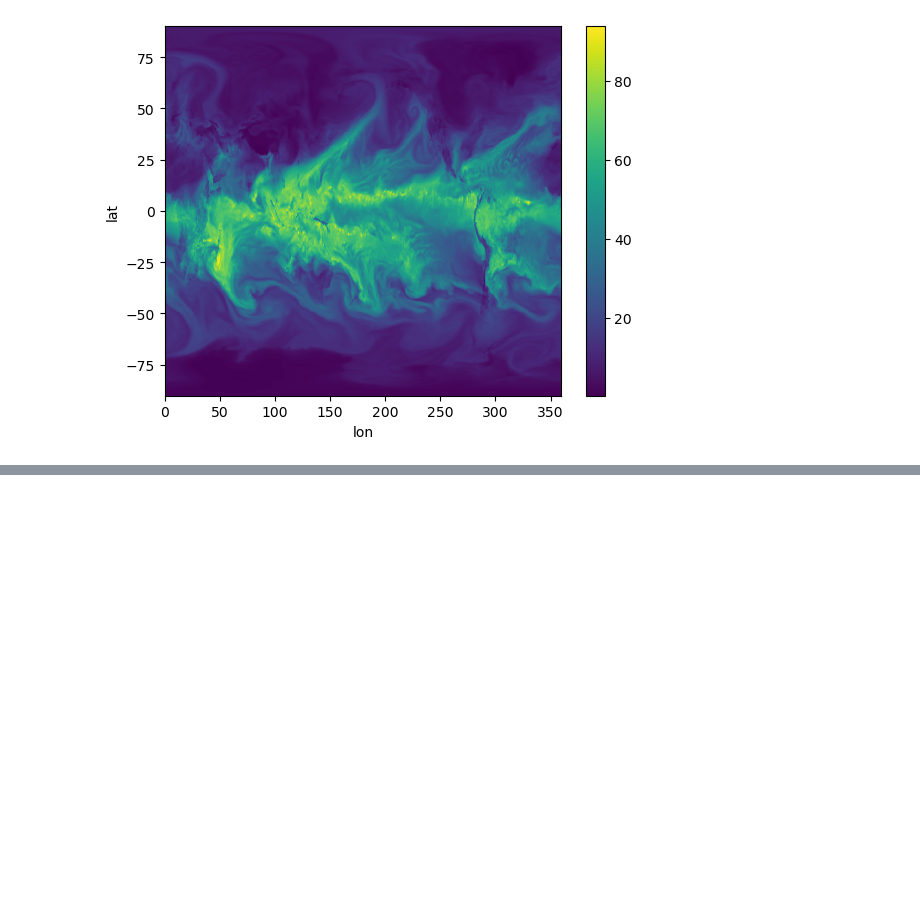
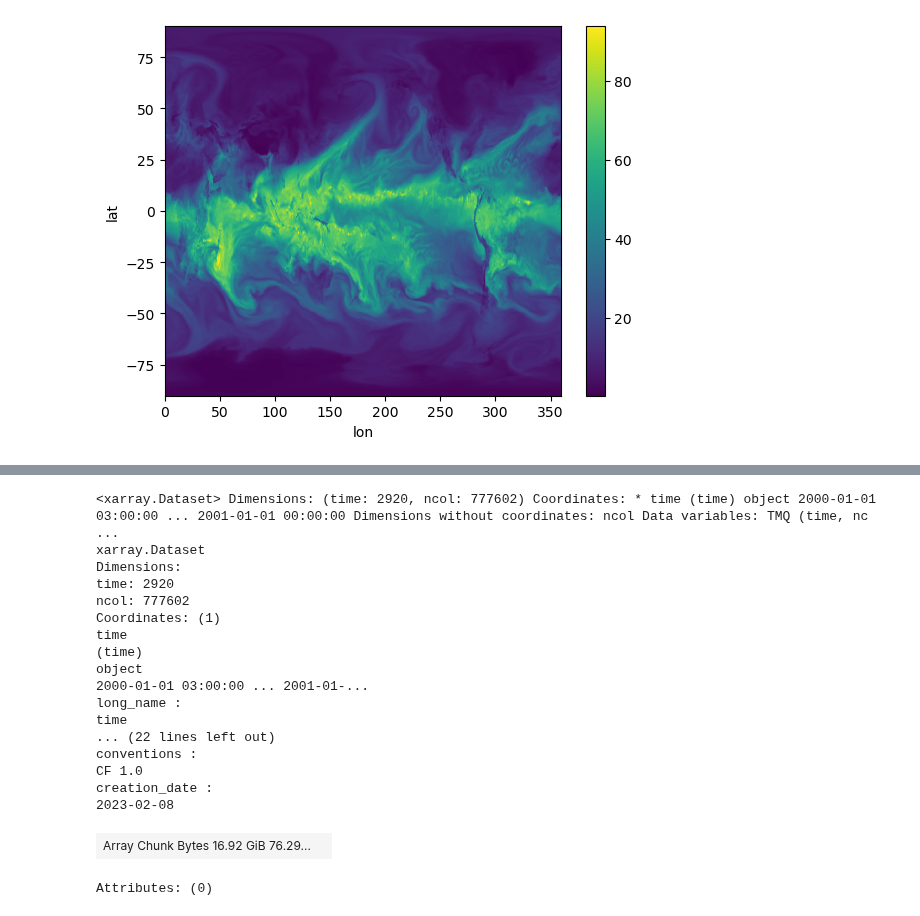
Before and after one commit to katiedagon/ML-extremes, a Jupyter notebook: notebooks/Data_Processing_TMQ_process_all.ipynb, the cells around one changed output, grey strips where cells are left out. Drawn from its saved outputs; the diff is of its cells as text; code cells hidden in the pictures; blank space fills up the shorter version.

```diff
--- a/notebooks/Data_Processing_TMQ_process_all.ipynb
+++ b/notebooks/Data_Processing_TMQ_process_all.ipynb
@@ -377,0 +392,26 @@ da.plot(x="lon", y="lat")
+# %%
+file_list = glob.glob('/glade/scratch/tking/cgnet/historical_2000_2005/split_files/*')
+# %%
+tmqfile = xr.open_dataset(file_list[0], chunks={"time": 100, "ncol": 100000})
+# %%
+tmqfile
+# %% [output]
+<xarray.Dataset> Dimensions: (time: 2920, ncol: 777602) Coordinates: * time (time) object 2000-01-01 03:00:00 ... 2001-01-01 00:00:00 Dimensions without coordinates: ncol Data variables: TMQ (time, nc ...
+xarray.Dataset
+Dimensions:
+time: 2920
+ncol: 777602
+Coordinates: (1)
+time
+(time)
+object
+2000-01-01 03:00:00 ... 2001-01-...
+long_name :
+time
+... (22 lines left out)
+conventions :
+CF 1.0
+creation_date :
+2023-02-08
+| Array Chunk Bytes 16.92 GiB 76.29... |  |
+Attributes: (0)
```
Also changed, not shown: parts of 9 cells of this notebook, 4 other files.
